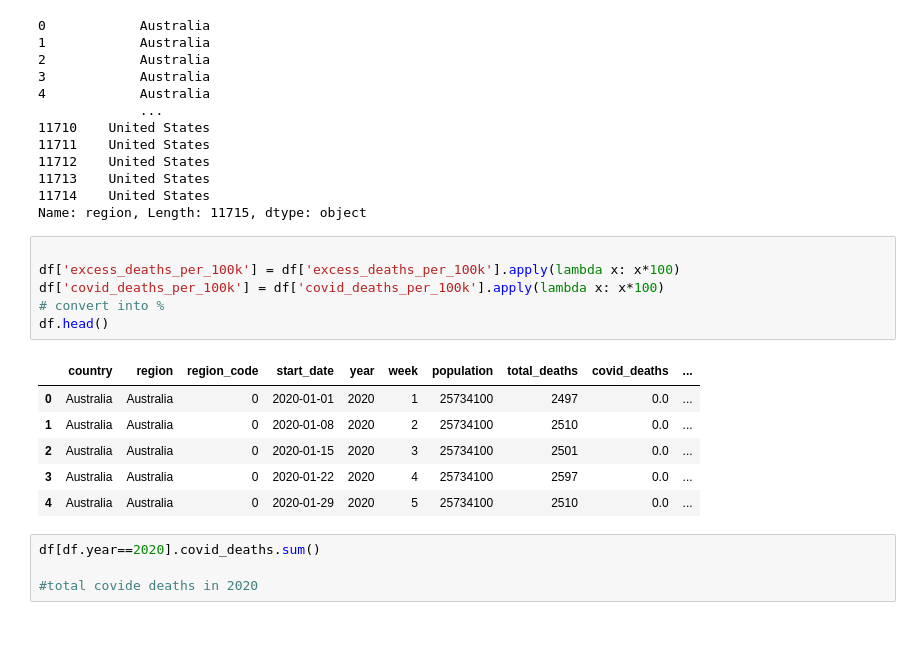
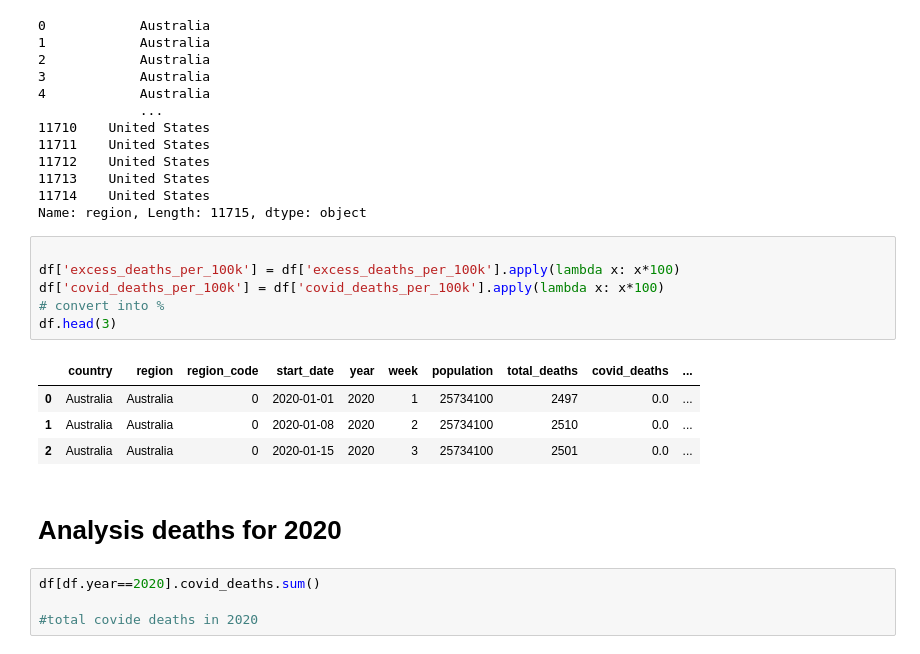
Before and after one commit to emaanhajji/COVID-19-Deaths-, a Jupyter notebook: COVID-19 Deaths.ipynb, the cells around one changed output. Drawn from its saved outputs; the diff is of its cells as text.

```diff
--- a/COVID-19 Deaths.ipynb
+++ b/COVID-19 Deaths.ipynb
@@ -277,16 +328,16 @@ Name: region, Length: 11715, dtype: object
 # %%
 
 df['excess_deaths_per_100k'] = df['excess_deaths_per_100k'].apply(lambda x: x*100)
 df['covid_deaths_per_100k'] = df['covid_deaths_per_100k'].apply(lambda x: x*100)
 # convert into %
-df.head()
+df.head(3)
 # %% [output]
 |  | country | region | region_code | start_date | year | week | population | total_deaths | covid_deaths | ... |
 | 0 | Australia | Australia | 0 | 2020-01-01 | 2020 | 1 | 25734100 | 2497 | 0.0 | ... |
 | 1 | Australia | Australia | 0 | 2020-01-08 | 2020 | 2 | 25734100 | 2510 | 0.0 | ... |
 | 2 | Australia | Australia | 0 | 2020-01-15 | 2020 | 3 | 25734100 | 2501 | 0.0 | ... |
-| 3 | Australia | Australia | 0 | 2020-01-22 | 2020 | 4 | 25734100 | 2597 | 0.0 | ... |
-| 4 | Australia | Australia | 0 | 2020-01-29 | 2020 | 5 | 25734100 | 2510 | 0.0 | ... |
+# %% [markdown]
+# Analysis deaths for 2020
 # %%
 df[df.year==2020].covid_deaths.sum()
 
```
Also changed, not shown: parts of 56 cells of this notebook.
